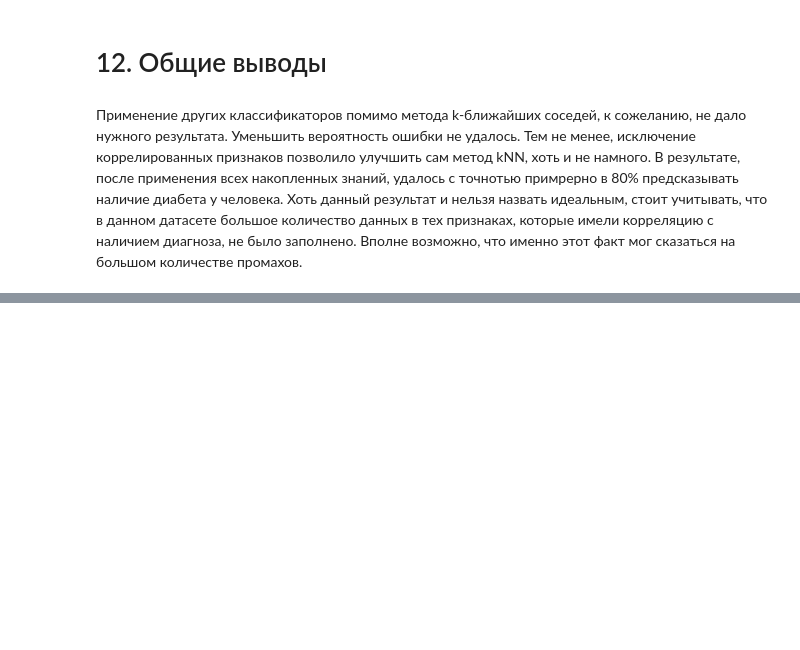
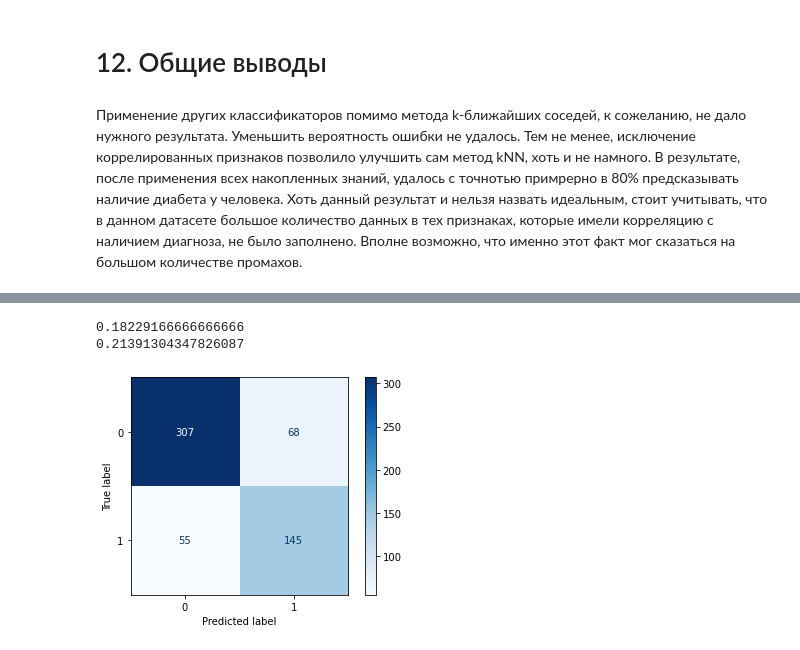
Before and after one commit to 381706LembrikovStepan/MachineLearning, a Jupyter notebook: Diabet_first_homework.ipynb, the cells around one changed output, grey strips where cells are left out. Cells and saved outputs as stored; diff of their text form; code cells hidden in the pictures; blank space fills up the shorter version.

```diff
--- a/Diabet_first_homework.ipynb
+++ b/Diabet_first_homework.ipynb
@@ -586,0 +694,23 @@ pass
+# %%
+from sklearn.neural_network import MLPClassifier
+hidden_layer_first = np.arange(1, 31)
+hidden_layer_second = np.arange(1, 31)
+test_err = [0] * 900
+train_err = [0] * 900
+i = 0
+j = 0
+for neu_first in hidden_layer_first:
+    for neu_second in hidden_layer_second:
+        mlp_model = MLPClassifier(alpha = alpha_opt, hidden_layer_sizes = (neu_first, neu_second),
+                                  solver = 'lbfgs', activation = 'logistic',
+                                  random_state = 42, max_iter = 10000)
+        mlp_model.fit(X_train, y_train)
+
+        y_train_pred = mlp_model.predict(X_train)
+        y_test_pred = mlp_model.predict(X_test)
+        train_err[i * 30 + j] = (np.mean(y_train != y_train_pred))
+        test_err[i * 30 + j] = (np.mean(y_test != y_test_pred))
+
+        j += 1
+    i += 1
+    j = 0
@@ -586,0 +736,18 @@ pass
+# %%
+mlp_model = MLPClassifier(alpha = alpha_opt, hidden_layer_sizes = (26, 4),
+                          solver = 'lbfgs', activation = 'logistic', random_state = 42)
+mlp_model.fit(X_train, y_train)
+
+y_train_pred = mlp_model.predict(X_train)
+y_test_pred = mlp_model.predict(X_test)
+print(np.mean(y_train != y_train_pred))
+print(np.mean(y_test != y_test_pred))
+# %% [output]
+0.18229166666666666
+0.21391304347826087
+# %%
+from sklearn.metrics import plot_confusion_matrix
+plot_confusion_matrix(mlp_model, X_test, y_test, cmap=plt.cm.Blues)
+pass
+# %% [output]
+[figure, added]
```
Also changed, not shown: parts of 26 cells of this notebook.
